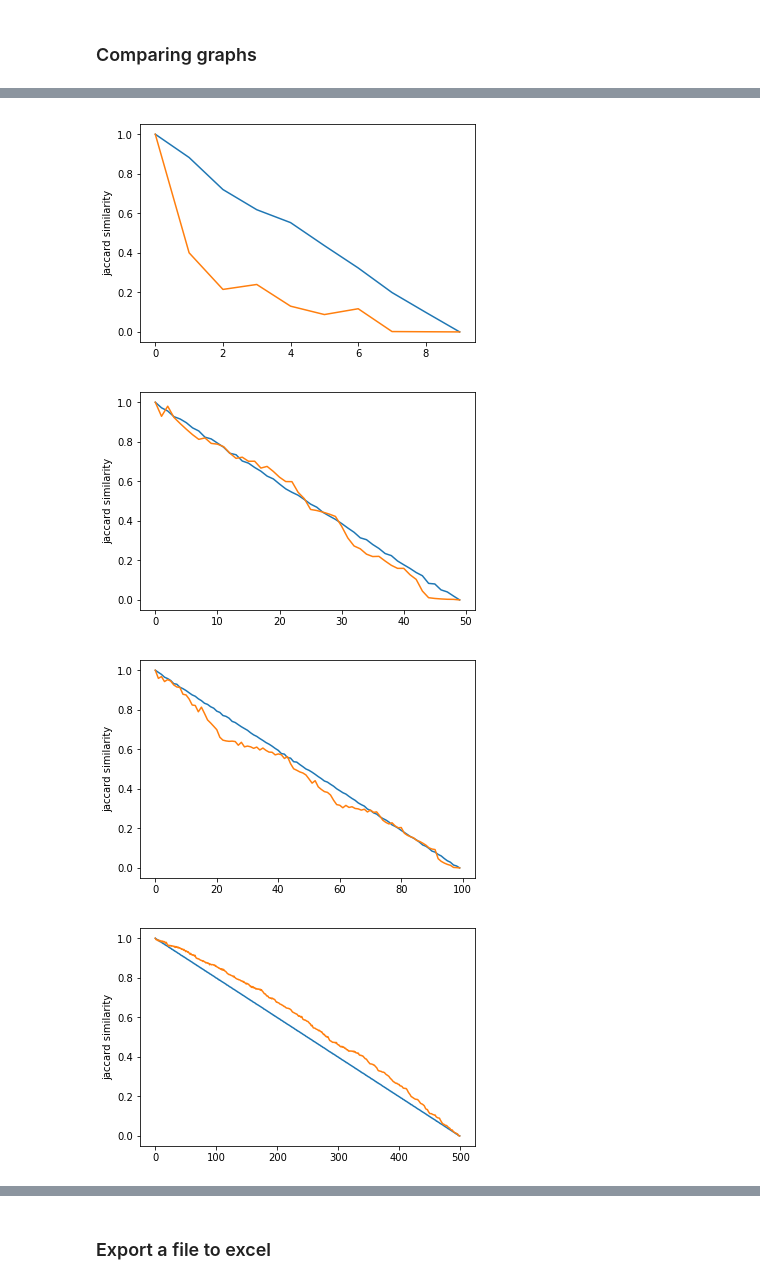
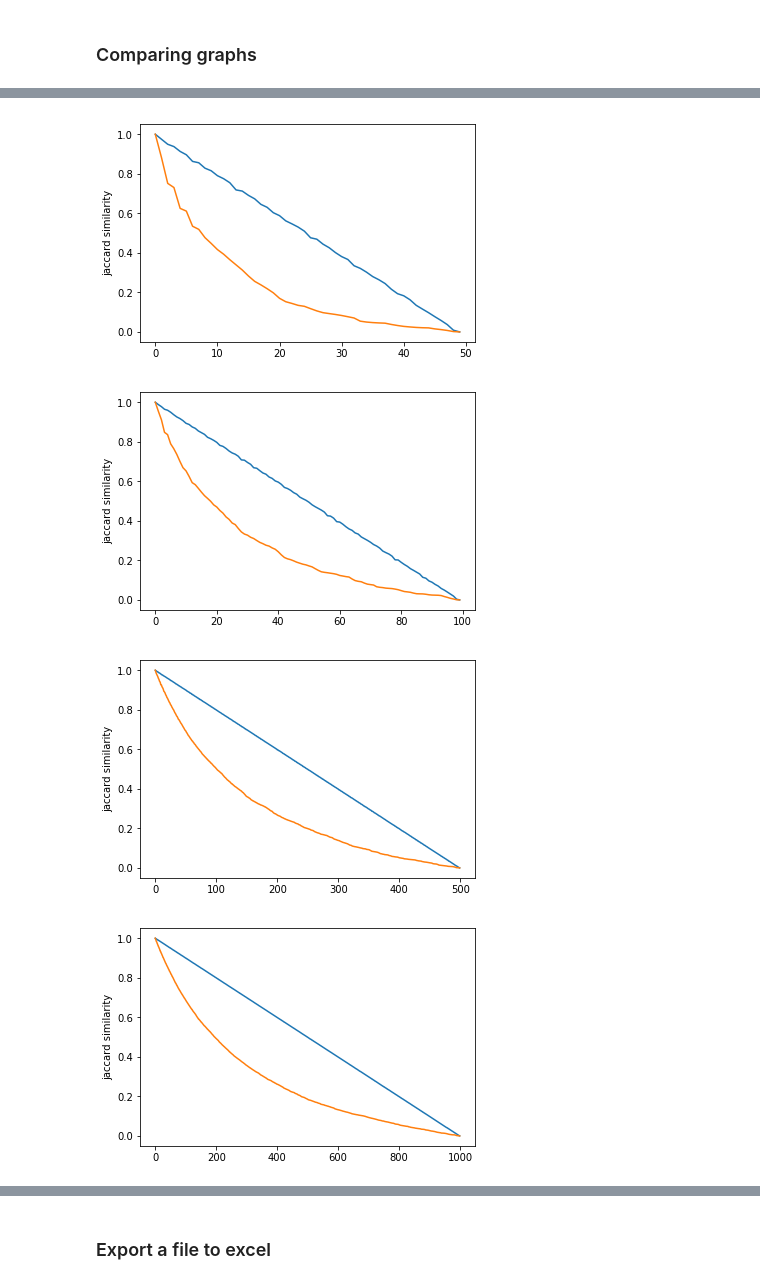
Before and after one commit to nico-espinosadice/abductive-theory, a Jupyter notebook: sim-dist-exp-chains.ipynb, the cells around one changed output, grey strips where cells are left out. Saved outputs shown, nothing was run; the diff lists cells and outputs as text; code cells hidden in the pictures.

Commit message:
fixed jaccard index

```diff
--- a/sim-dist-exp-chains.ipynb
+++ b/sim-dist-exp-chains.ipynb
@@ -70,13 +70,29 @@ def calculate_union_1(graph, children_a, children_b):
         union += children_b[i]
     union -= calculate_intersection(graph, children_a, children_b)
     return union
+
+def calculate_union_3(graph, children_a, children_b):
+    # helper func to calculate the union using method 1
+    union = 0
+    for i in children_a:
+        if not i in children_b:
+            union += 1
+        else:
+            union += children_a[i]
+    for i in children_b:
+        if not i in children_a:
+            union += 1
+        else:
+            union += children_b[i]
+    union -= calculate_intersection(graph, children_a, children_b)
+    return union
 # %%
 # calculate the similarity, compares both methods
 def calculate_jaccard_similarity(graph, node_a, node_b):
     children_a = get_all_children(graph, node_a, {})
     children_b = get_all_children(graph, node_b, {})
     intersection = calculate_intersection(graph, children_a, children_b)
-    union = calculate_union_1(graph, children_a, children_b)
+    union = calculate_union_3(graph, children_a, children_b)
     if union == 0:
         total = 0
     else:
@@ -386,28 +408,28 @@ plt.show()
 # %%
-plt.plot(1 - numpy.array(nums_10_edit))
-plt.plot(nums_10_jaccard)
+plt.plot(1 - np.array(nums_50_edit))
+plt.plot(nums_50_jaccard)
 plt.ylabel("jaccard similarity")
 plt.show()
 # %% [output]
-[figure, old version]
+[figure, new version]
 # %%
-plt.plot(1 - numpy.array(nums_50_edit))
-plt.plot(nums_50_jaccard)
+plt.plot(1 - np.array(nums_100_edit))
+plt.plot(nums_100_jaccard)
 plt.ylabel("jaccard similarity")
 plt.show()
 # %% [output]
-[figure, old version]
+[figure, new version]
 # %%
-plt.plot(1 - numpy.array(nums_100_edit))
-plt.plot(nums_100_jaccard)
+plt.plot(1 - np.array(nums_500_edit))
+plt.plot(nums_500_jaccard)
 plt.ylabel("jaccard similarity")
 plt.show()
 # %% [output]
-[figure, old version]
+[figure, new version]
 # %%
-plt.plot(1 - numpy.array(nums_500_edit))
-plt.plot(nums_500_jaccard)
+plt.plot(1 - np.array(nums_1000_edit))
+plt.plot(nums_1000_jaccard)
 plt.ylabel("jaccard similarity")
 plt.show()
 # %% [output]
-[figure, old version]
+[figure, new version]
```
Also changed, not shown: parts of 15 cells of this notebook.
